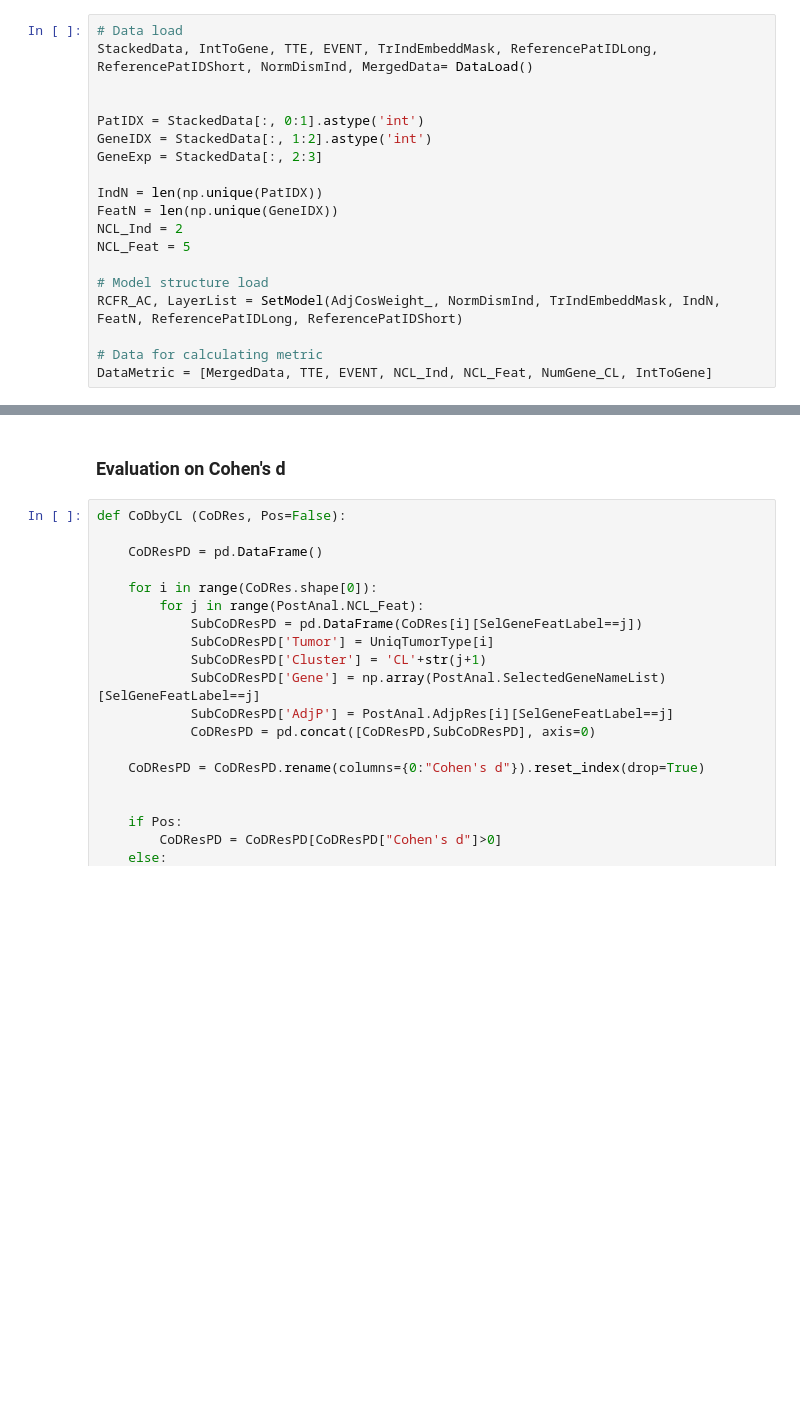
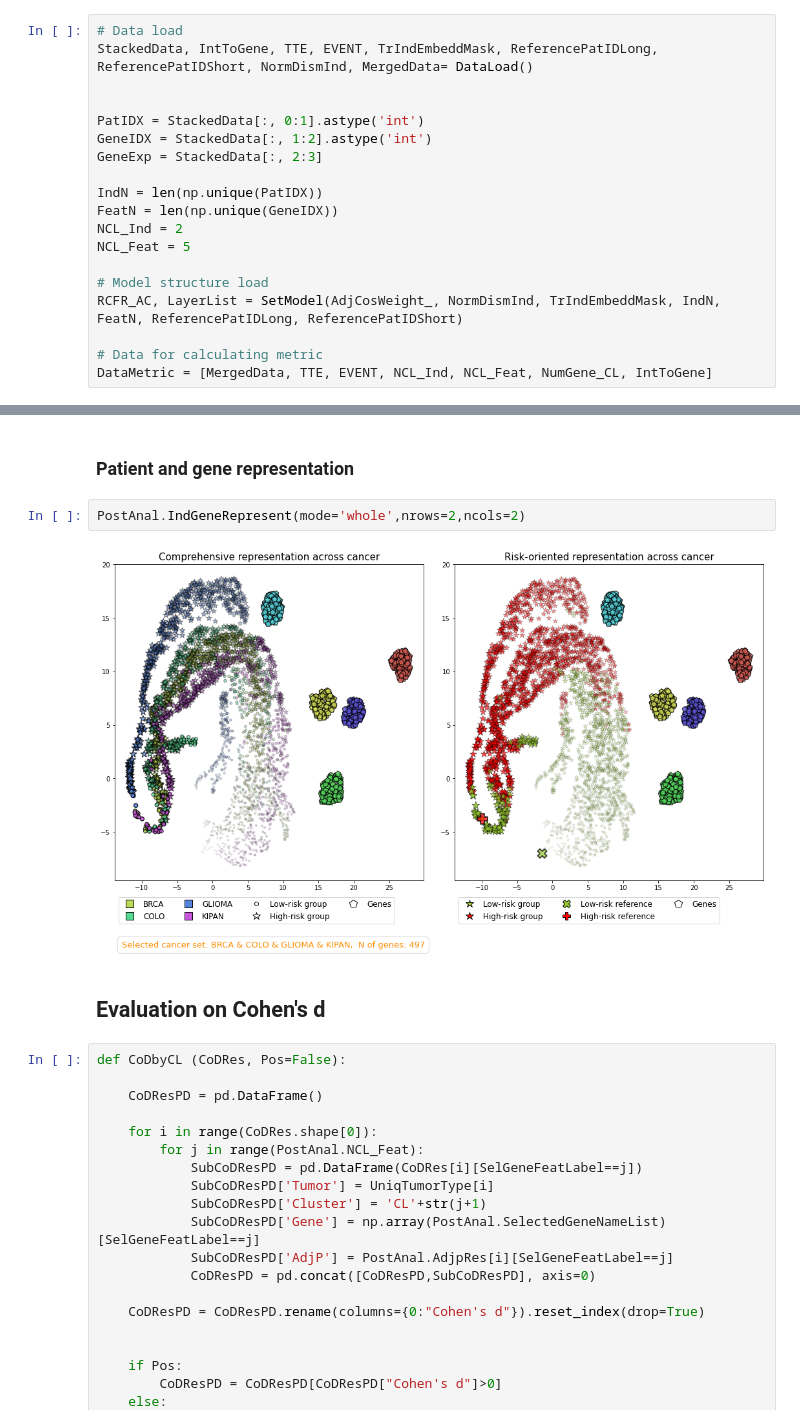
Before and after one commit to JunetaeKim/SurProGenes, a Jupyter notebook: Analysis/2.3.Subtype_BestRCFR_AC_PostEval.ipynb, the cells around one changed output, grey strips where cells are left out. Saved outputs shown, nothing was run; the diff lists cells and outputs as text; blank space fills up the shorter version.

```diff
--- a/Analysis/2.3.Subtype_BestRCFR_AC_PostEval.ipynb
+++ b/Analysis/2.3.Subtype_BestRCFR_AC_PostEval.ipynb
@@ -86,5 +105,11 @@ plt.savefig('./Figures/SurvivalGraph'+str(type)+'_'+str(NumGene_CL)+'.png')
+# %% [markdown]
+### Patient and gene representation
+# %%
+PostAnal.IndGeneRepresent(mode='whole',nrows=2,ncols=2)
+# %% [output]
+[figure, added]
 # %% [markdown]
-### Evaluation on Cohen's d
+## Evaluation on Cohen's d
 # %%
 def CoDbyCL (CoDRes, Pos=False):
 
```
Also changed, not shown: parts of 19 cells of this notebook, 2 other files.
